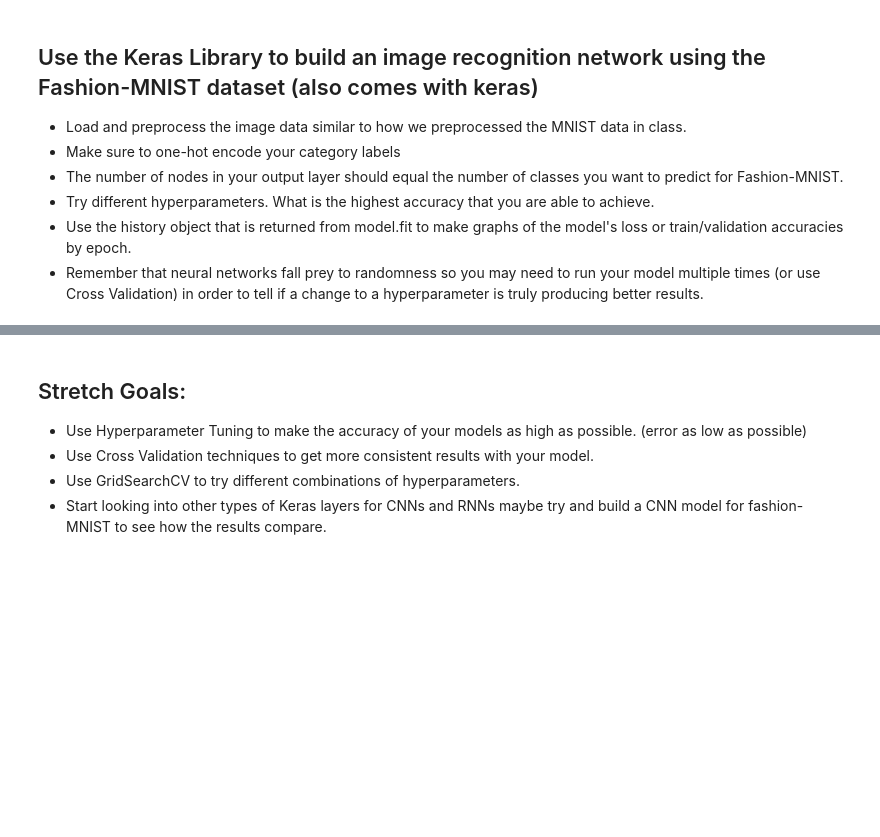
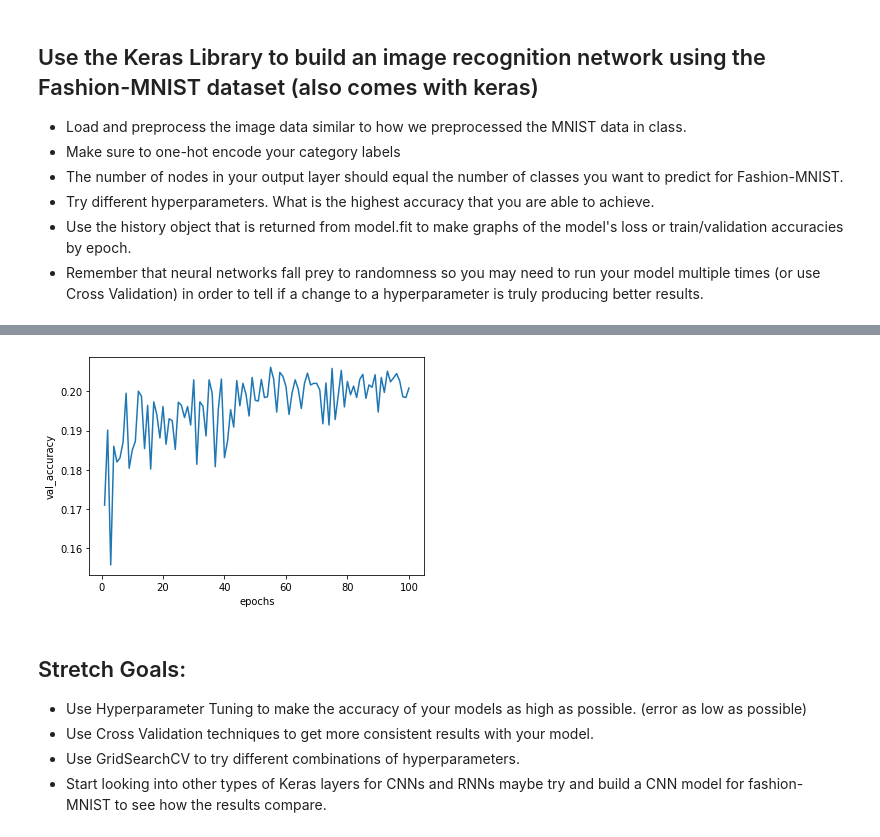
Before and after one commit to zachary-hamilton/DS-Unit-4-Sprint-2-Neural-Networks, a Jupyter notebook: module3-Intro-to-Keras/LS_DS_423_Keras_Assignment.ipynb, the cells around one changed output, grey strips where cells are left out. Drawn from its saved outputs; the diff is of its cells as text; code cells hidden in the pictures; blank space fills up the shorter version.

```diff
--- a/module3-Intro-to-Keras/LS_DS_423_Keras_Assignment.ipynb
+++ b/module3-Intro-to-Keras/LS_DS_423_Keras_Assignment.ipynb
@@ -133,3 +218,7 @@ mean_squared_error(y_test, y_pred)
+# %%
+sns.lineplot(x='epochs', y='val_accuracy', data=df);
+# %% [output]
+[figure, added]
 # %% [markdown]
 ## Stretch Goals:
 
```
Also changed, not shown: parts of 9 cells of this notebook.
